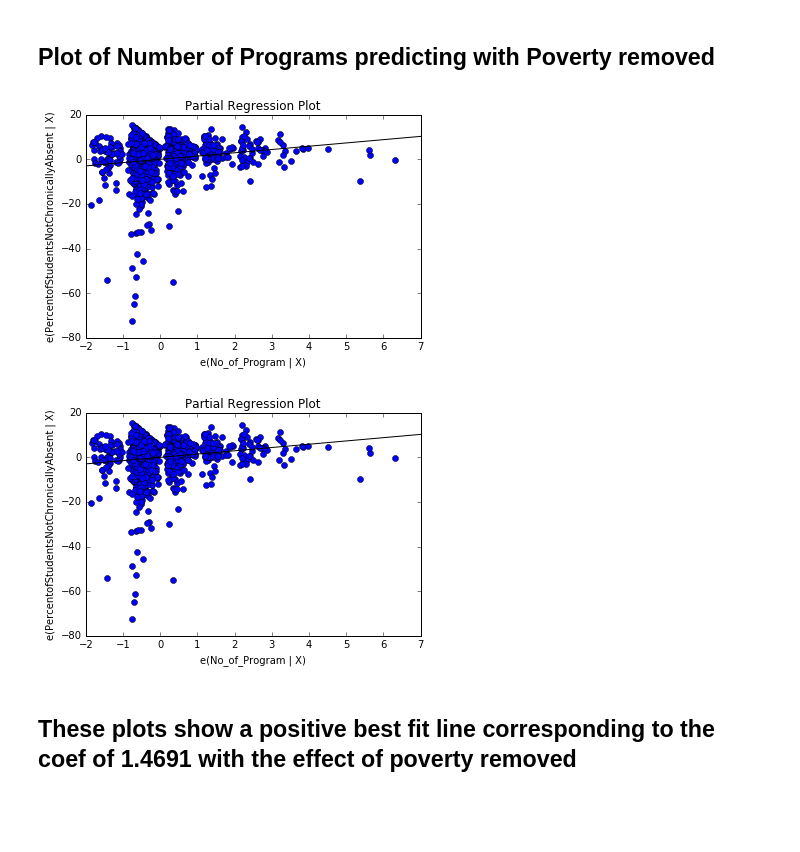
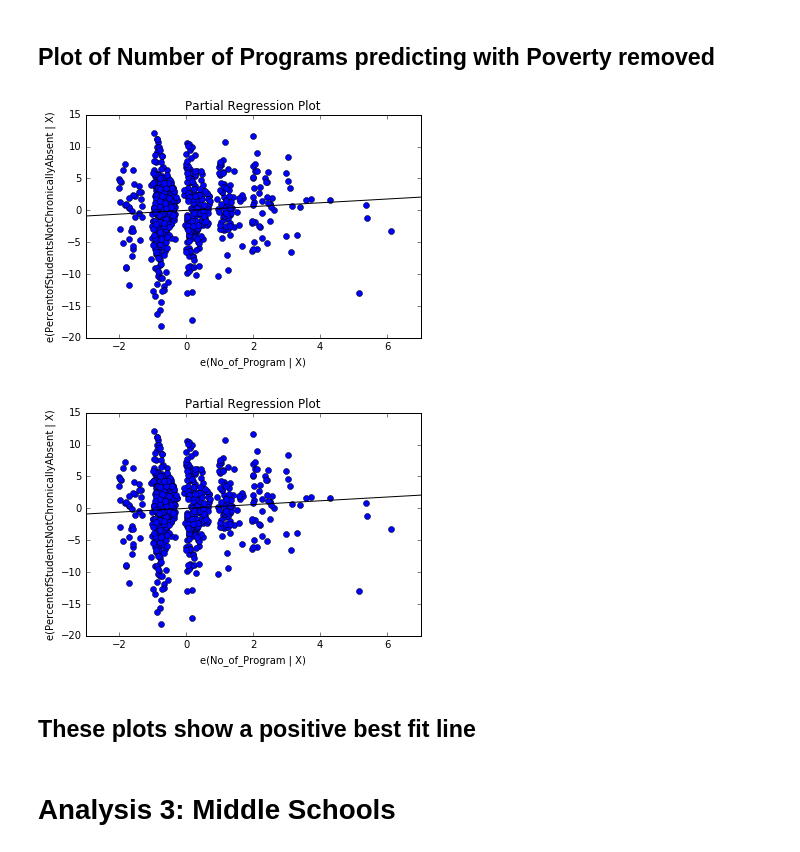
Before and after one commit to philschatz/ed-pathways, a Jupyter notebook: analysis/Attendance_v_programs.ipynb, the cells around one changed output. Drawn from its saved outputs; the diff is of its cells as text; code cells hidden in the pictures; blank space fills up the shorter version.

Commit message:
Added separate nalyses for attendance_v_programs for 1.  All Schools, 2. Elementary schools, 3. Middle Schools, 4. High Schools

```diff
--- a/analysis/Attendance_v_programs.ipynb
+++ b/analysis/Attendance_v_programs.ipynb
@@ -123,0 +135,11 @@ Warnings:
+# %%
+#read csv.  This file contains the results of the SQL query defined by Anisa and Kyle
+attendance = pd.read_csv('../data/QueryResultTable.csv')
+#only select a subset of the available variables
+attendance = attendance[['SchoolID','School','SchoolType','No_of_Program','FrRedLnch_PercentEligible','PercentofStudentsNotChronicallyAbsent','Enrollment']]
+# %%
+#We are only interested in elementary schools
+elementary = attendance.query("SchoolType == 'E'").drop_duplicates()
+# remove records with missing data
+elementary = elementary.dropna()
+elementary
@@ -124,9 +208,11 @@ Warnings:
 # %% [markdown]
 ## Plot of Number of Programs predicting with Poverty removed
 # %%
-sm.graphics.plot_partregress("PercentofStudentsNotChronicallyAbsent", "No_of_Program", exog_others=["FrRedLnch_PercentEligible"], data=attendance, title_kwargs={}, obs_labels=False)
+sm.graphics.plot_partregress("PercentofStudentsNotChronicallyAbsent", "No_of_Program", exog_others=["FrRedLnch_PercentEligible"], data=elementary, title_kwargs={}, obs_labels=False)
 # %% [output]
-[figure, old version]
+[figure, new version]
-[figure, old version]
+[figure, new version]
 # %% [markdown]
-## These plots show a positive best fit line corresponding to the coef of 1.4691 with the effect of poverty removed
+## These plots show a positive best fit line
+# %% [markdown]
+# Analysis 3:  Middle Schools
```
Also changed, not shown: parts of 49 cells of this notebook.
